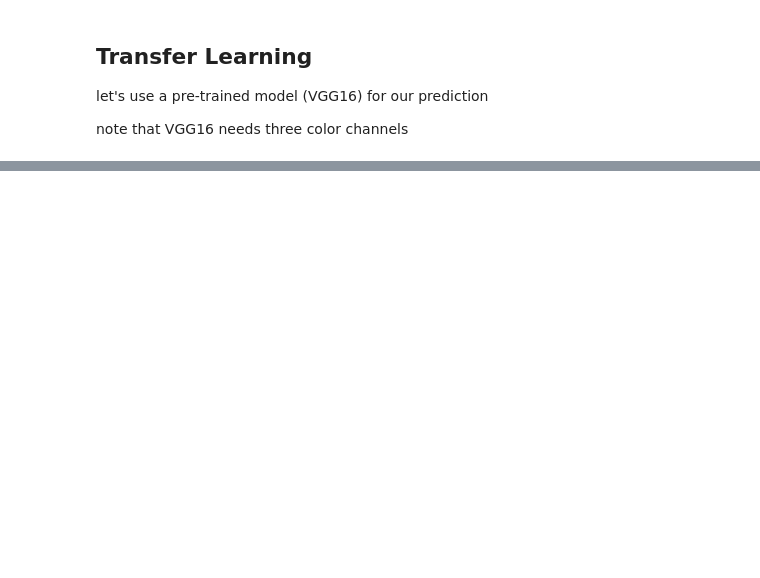
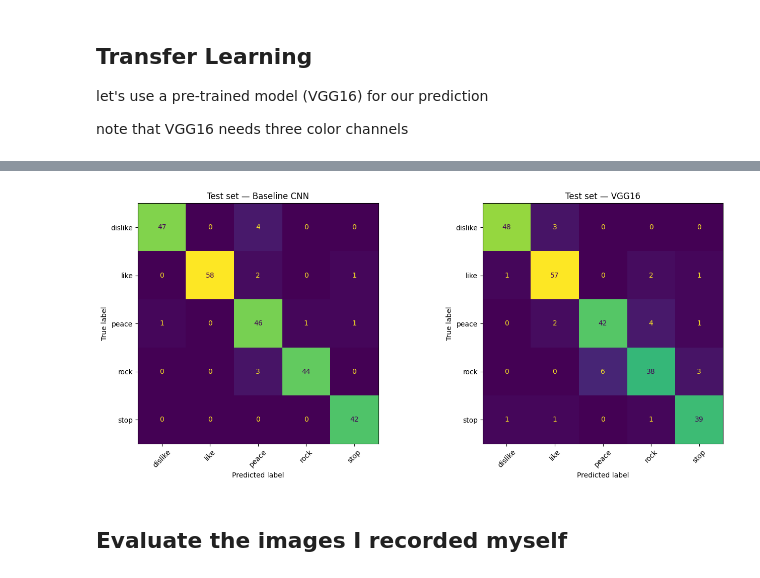
Before and after one commit to ITT-26/assignment-05-cnn-Alphazerfall, a Jupyter notebook: 02-dataset/exercise2.ipynb, the cells around one changed output, grey strips where cells are left out. Saved outputs shown, nothing was run; the diff lists cells and outputs as text; code cells hidden in the pictures; blank space fills up the shorter version.

```diff
--- a/02-dataset/exercise2.ipynb
+++ b/02-dataset/exercise2.ipynb
@@ -51,5 +51,5 @@ COLOR_CHANNELS = 3
 annotations = dict()
 
 for condition in CONDITIONS:
-    with open(f'_annotations/{condition}.json') as f:
+    with open(f'../data/_annotations/{condition}.json') as f:
         annotations[condition] = json.load(f)
@@ -169,7 +158,7 @@ batch_size = 8
 epochs = 50
 num_classes = len(label_names)
 activation = 'relu'
-activation_conv = 'LeakyReLU'  # LeakyReLU
+activation_conv = 'leaky_relu'  # LeakyReLU
 layer_count = 2
 num_neurons = 64
 
@@ -374,22 +418,23 @@ plt.plot(val_loss, '--', color='orange', alpha=0.5)
 # %%
-# let the model make predictions for our training data
-y_predictions = model_vgg.predict(X_test)
+y_pred_own = np.argmax(model.predict(X_test), axis=1)
+y_pred_vgg = np.argmax(model_vgg.predict(X_test), axis=1)
 
-# we get a 2D numpy array with probabilities for each category
-print('before', y_predictions)
+fig, (ax1, ax2) = plt.subplots(1, 2, figsize=(14, 6))
 
-# to build a confusion matrix, we have to convert it to classifications
-# this can be done by using the argmax() function to set the probability to 1 and the rest to 0
-y_predictions = np.argmax(y_predictions, axis=1)
+ConfusionMatrixDisplay(
+    confusion_matrix(y_test, y_pred_own),
+    display_labels=label_names
+).plot(ax=ax1, colorbar=False)
+ax1.set_title("Test set — Baseline CNN")
+ax1.tick_params(axis='x', rotation=45)
 
-print('probabilities', y_predictions)
+ConfusionMatrixDisplay(
+    confusion_matrix(y_test, y_pred_vgg),
+    display_labels=label_names
+).plot(ax=ax2, colorbar=False)
+ax2.set_title("Test set — VGG16")
+ax2.tick_params(axis='x', rotation=45)
 
-# create and plot confusion matrix
-conf_matrix = confusion_matrix(y_test, y_predictions)
-
-fig = plt.figure(figsize=(10, 10))
-
-ConfusionMatrixDisplay(conf_matrix, display_labels=label_names).plot(ax=plt.gca())
-
-plt.xticks(rotation=90, ha='center')
-pass
+plt.tight_layout()
+plt.show()
+# %% [output]
@@ -395,0 +443,3 @@ pass
+[figure, added]
+# %% [markdown]
+## Evaluate the images I recorded myself
```
Also changed, not shown: parts of 20 cells of this notebook, 24 other files.
